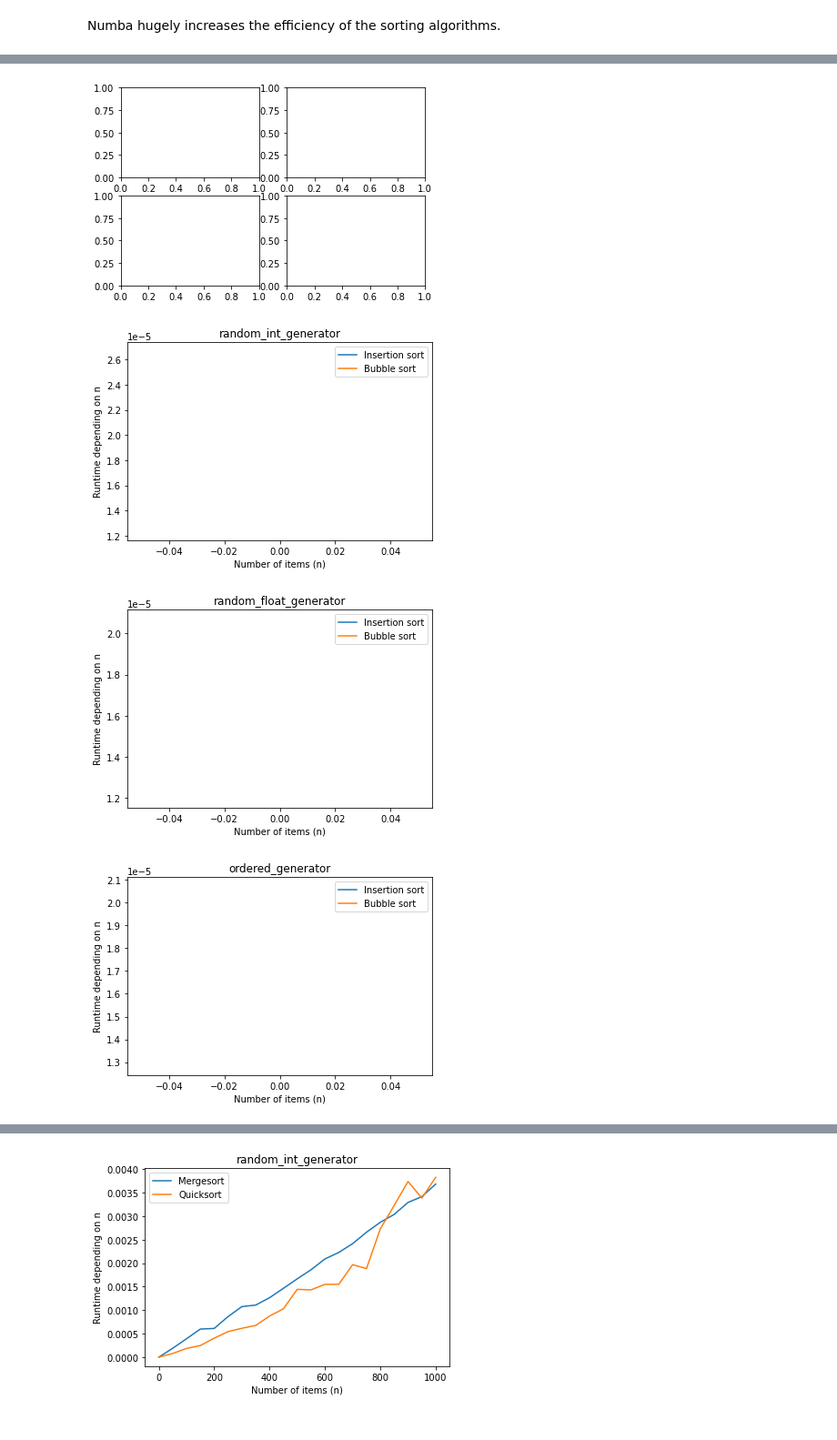
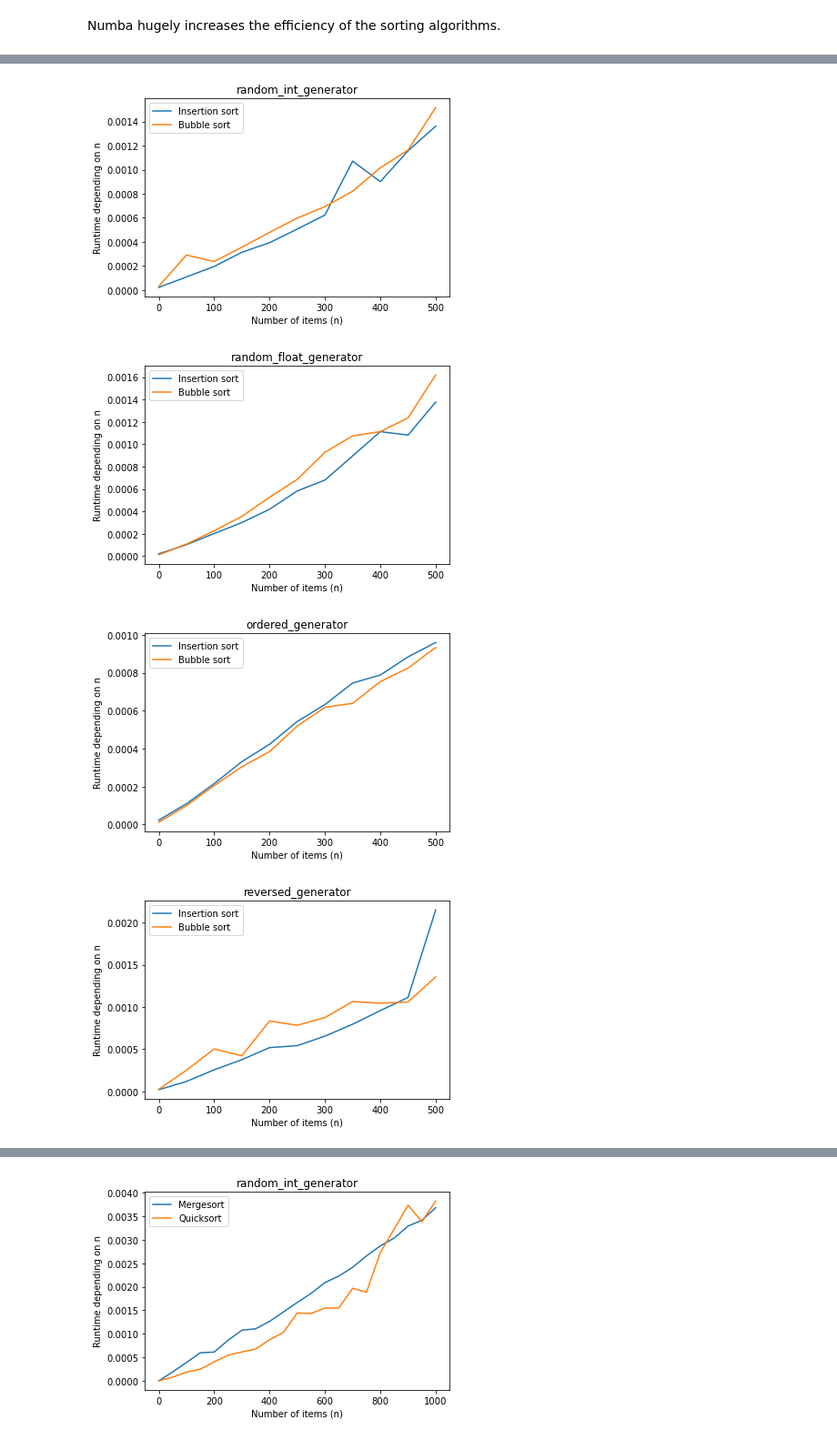
Before and after one commit to jkorsvik/SortingAlgorithms, a Jupyter notebook: notebooks/Benchmarking.ipynb, the cells around one changed output, grey strips where cells are left out. Shown at 91% size. Saved outputs shown, nothing was run; the diff lists cells and outputs as text; code cells hidden in the pictures.

Commit message:
Updatet visuals, plots, and term paper first draft tex file.

```diff
--- a/notebooks/Benchmarking.ipynb
+++ b/notebooks/Benchmarking.ipynb
@@ -521,11 +518,11 @@ def plot_quadratic_benchmark(generator, list_size):
 # %%
 gen_types = [random_int_generator, random_float_generator, ordered_generator, reversed_generator]
 
-figure, axs = plt.subplots(2,2)
 for generator in gen_types:
-    plot_quadratic_benchmark(generator, 50)
+    plot_quadratic_benchmark(generator, 501)
+    plt.savefig(f'{generator.__name__}.png', bbox_inches='tight')
 # %% [output]
-[figure, old version]
+[figure, new version]
-[figure, old version]
+[figure, new version]
-[figure, old version]
+[figure, new version]
-[figure, old version]
+[figure, new version]
```
Also changed, not shown: parts of 11 cells of this notebook, 5 other files.
